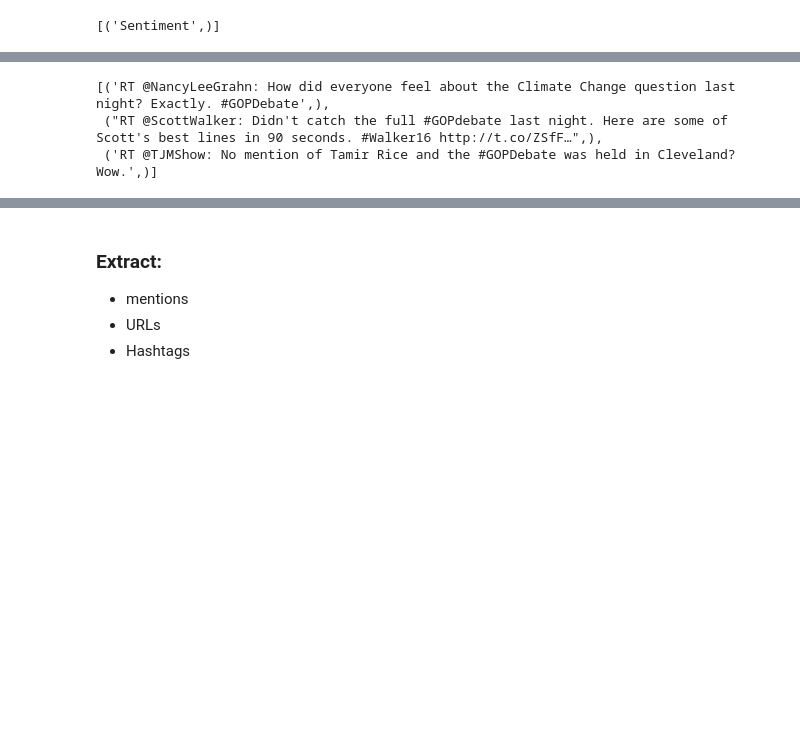
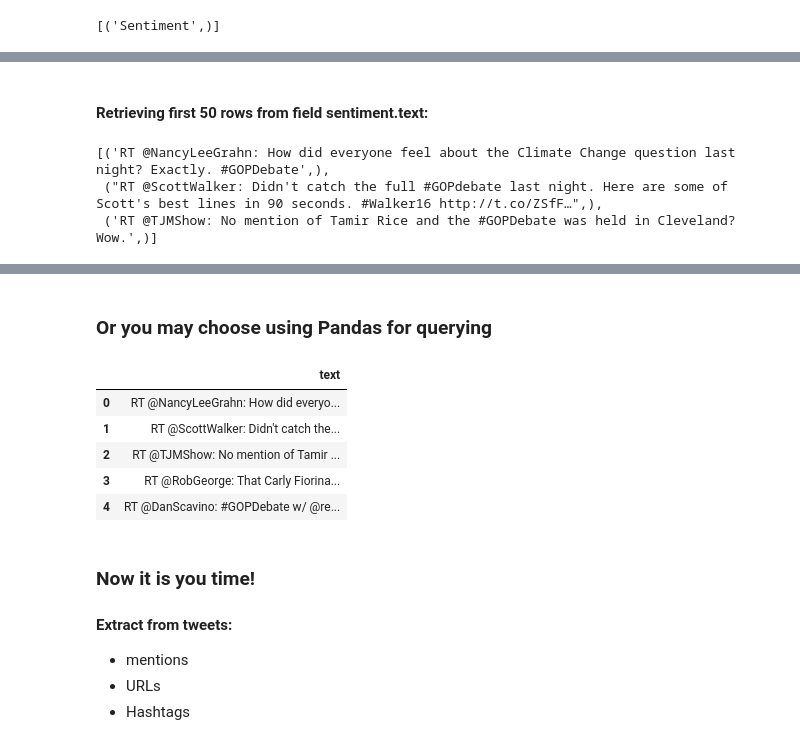
Before and after one commit to rsouza/Python_Course, a Jupyter notebook: Notebooks/18.2_Regular_Expressions.ipynb, the cells around one changed output, grey strips where cells are left out. Cells and saved outputs as stored; diff of their text form; code cells hidden in the pictures; blank space fills up the shorter version.

```diff
--- a/Notebooks/18.2_Regular_Expressions.ipynb
+++ b/Notebooks/18.2_Regular_Expressions.ipynb
@@ -340,3 +376,5 @@ cur.fetchall()
+# %% [markdown]
+#### Retrieving first 50 rows from field sentiment.text:
 # %%
 q3 = "SELECT text from Sentiment limit 50"
 cur.execute(q3)
@@ -367,8 +405,22 @@ tweets
  'RT @philstockworld: From our Live Chat Room: #GOPDebate #Trump #Futures $SPY #NonFarmPayrolls #Jobs #Netflix -- http://t.co/0K06Sf81rq http…',
  '“@DanScavino: #GOPDebate w/ @realDonaldTrump delivered the highest ratings in the history of presidential debates. #Trump2016 Fox say thanks',
  'RT @gov: Most-Tweeted @GovMikeHuckabee #GOPDebate moment: saying purpose of military "to kill people/break things" re trans servicemembers']
+# %% [markdown]
+### Or you may choose using Pandas for querying
+# %%
+df = pd.read_sql_query(q3, conn)
+df.head()
+# %% [output]
+|  | text |
+| 0 | RT @NancyLeeGrahn: How did everyo... |
+| 1 | RT @ScottWalker: Didn't catch the... |
+| 2 | RT @TJMShow: No mention of Tamir ... |
+| 3 | RT @RobGeorge: That Carly Fiorina... |
+| 4 | RT @DanScavino: #GOPDebate w/ @re... |
 # %% [markdown]
-### Extract:
+### Now it is you time!
+
+#### Extract from tweets:
 + mentions
 + URLs
 + Hashtags
```
Also changed, not shown: parts of 17 cells of this notebook.
